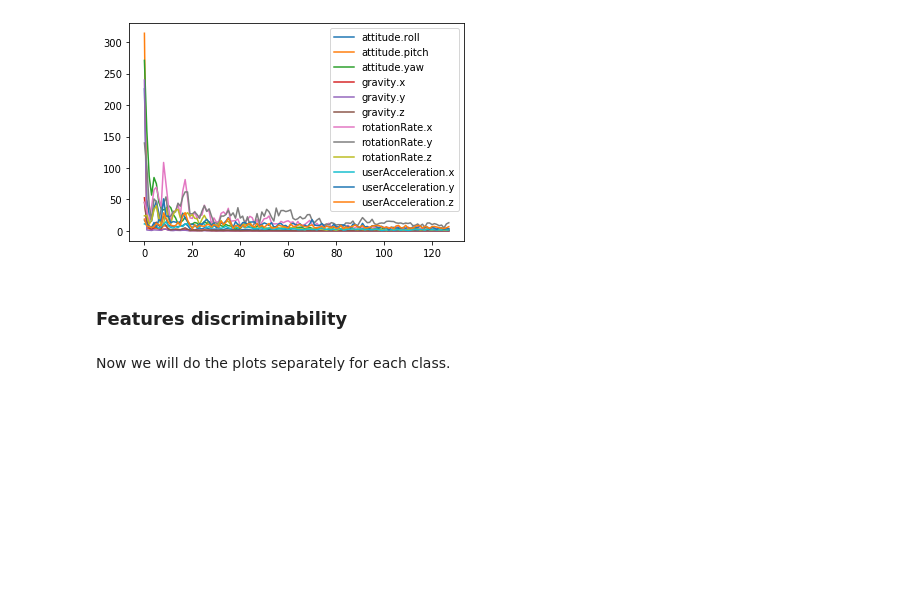
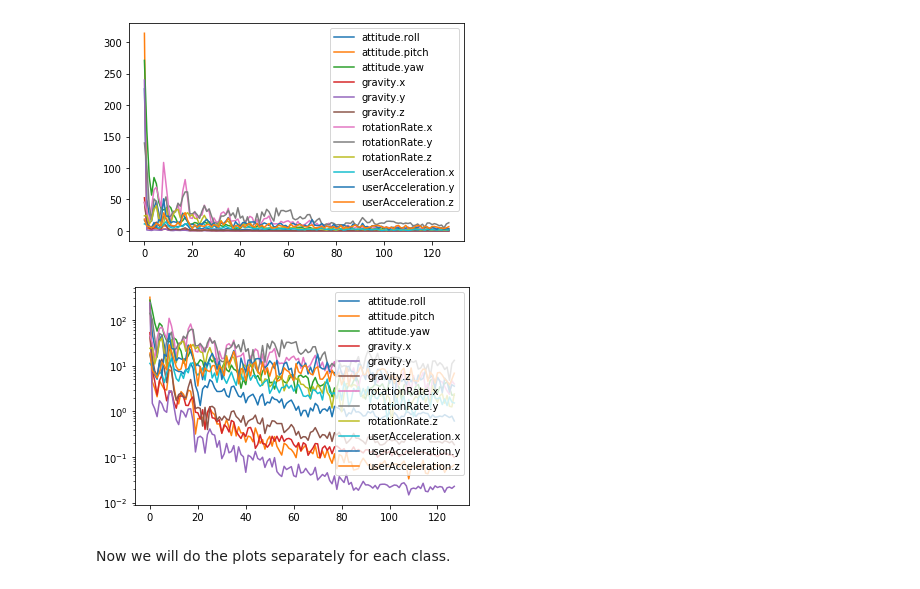
Before and after one commit to gio8tisu/HAR-timeseries-classification, a Jupyter notebook: Fourier.ipynb, the cells around one changed output. Saved outputs shown, nothing was run; the diff lists cells and outputs as text; code cells hidden in the pictures; blank space fills up the shorter version.

```diff
--- a/Fourier.ipynb
+++ b/Fourier.ipynb
@@ -104,8 +105,12 @@ plt.plot(sample_feats)
 plt.legend(features);
 # %% [output]
 [figure]
-# %% [markdown]
-### Features discriminability
+# %%
+plt.yscale('log')
+plt.plot(sample_feats)
+plt.legend(features);
+# %% [output]
+[figure, added]
 # %% [markdown]
 Now we will do the plots separately for each class.
 # %%
```
Also changed, not shown: parts of 2 cells of this notebook, 3 other files.
